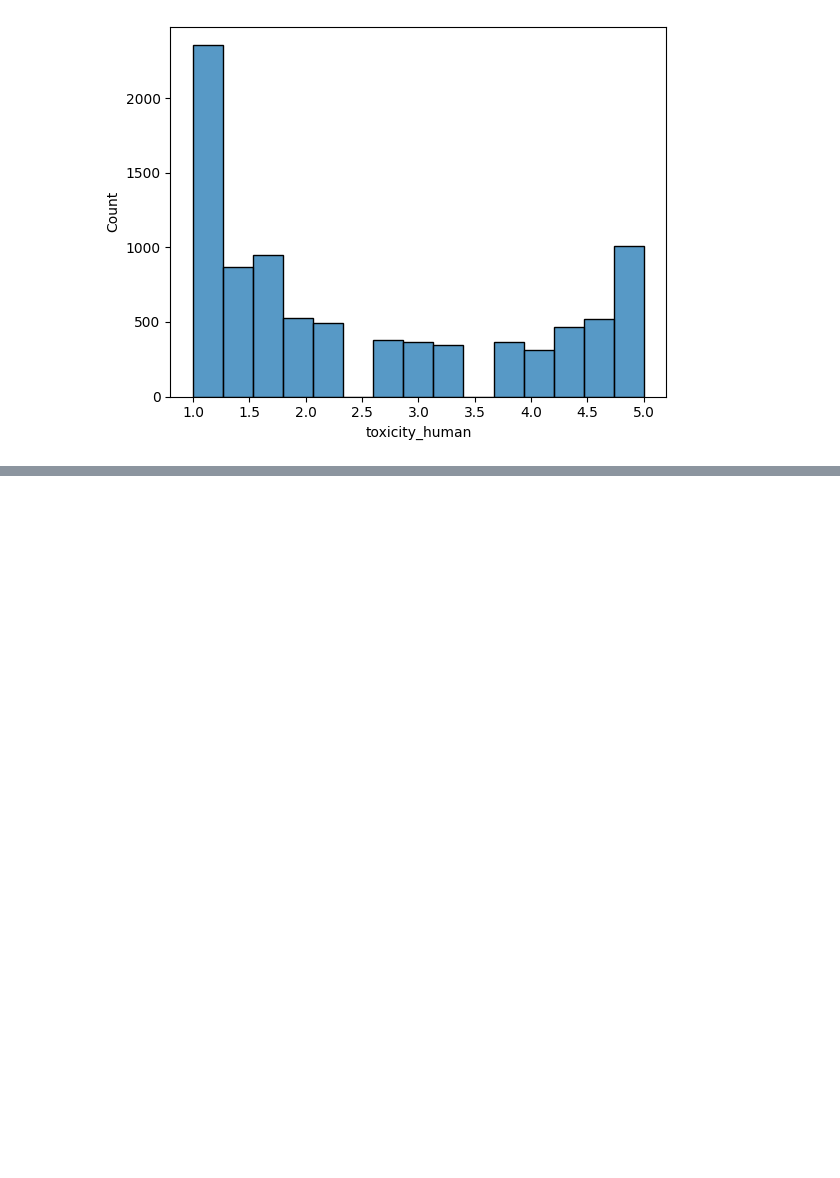
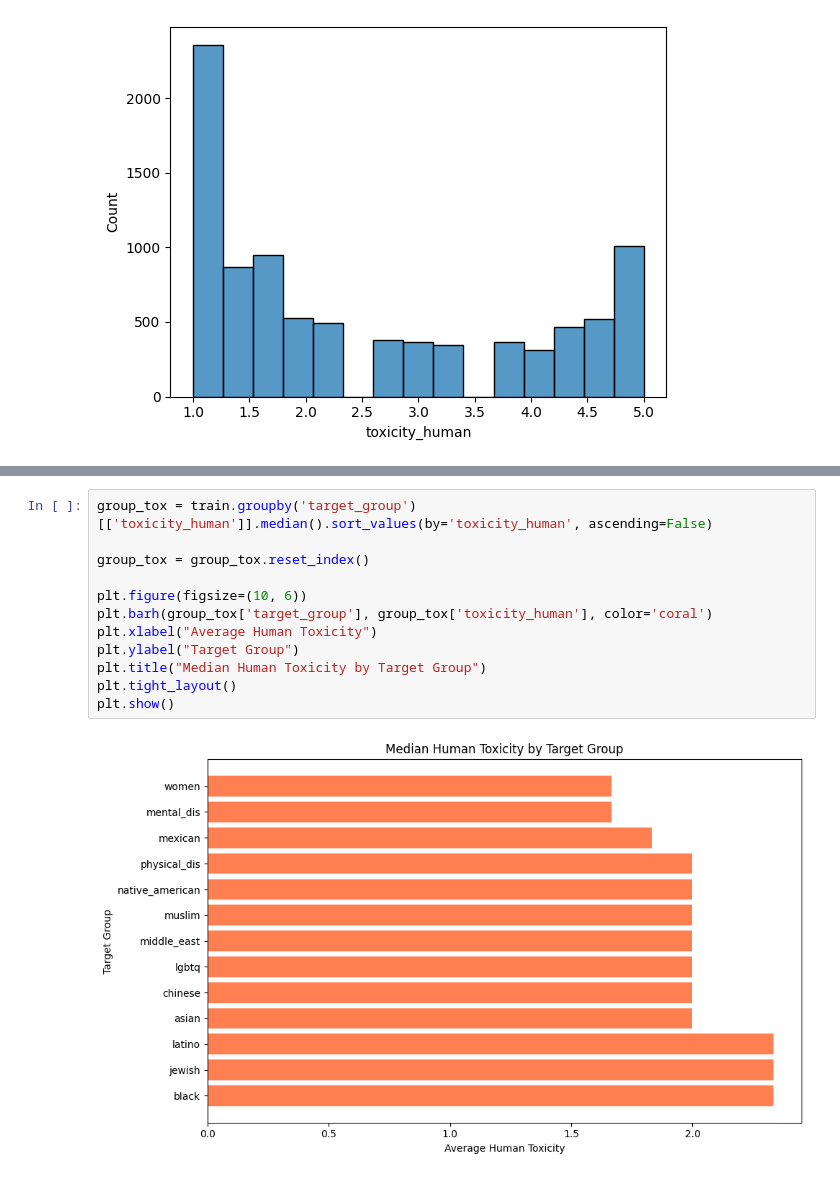
Before and after one commit to prinks-wiz/guardling, a Jupyter notebook: notebooks/data_exploration.ipynb, the cells around one changed output, grey strips where cells are left out. Cells and saved outputs as stored; diff of their text form; blank space fills up the shorter version.

```diff
--- a/notebooks/data_exploration.ipynb
+++ b/notebooks/data_exploration.ipynb
@@ -51,0 +107,14 @@ sns.histplot(data=train, x="toxicity_human",stat="count")
+# %%
+group_tox = train.groupby('target_group')[['toxicity_human']].median().sort_values(by='toxicity_human', ascending=False)
+
+group_tox = group_tox.reset_index()
+
+plt.figure(figsize=(10, 6))
+plt.barh(group_tox['target_group'], group_tox['toxicity_human'], color='coral')
+plt.xlabel("Average Human Toxicity")
+plt.ylabel("Target Group")
+plt.title("Median Human Toxicity by Target Group")
+plt.tight_layout()
+plt.show()
+# %% [output]
+[figure, added]
```
Also changed, not shown: parts of 25 cells of this notebook, 6 other files.
